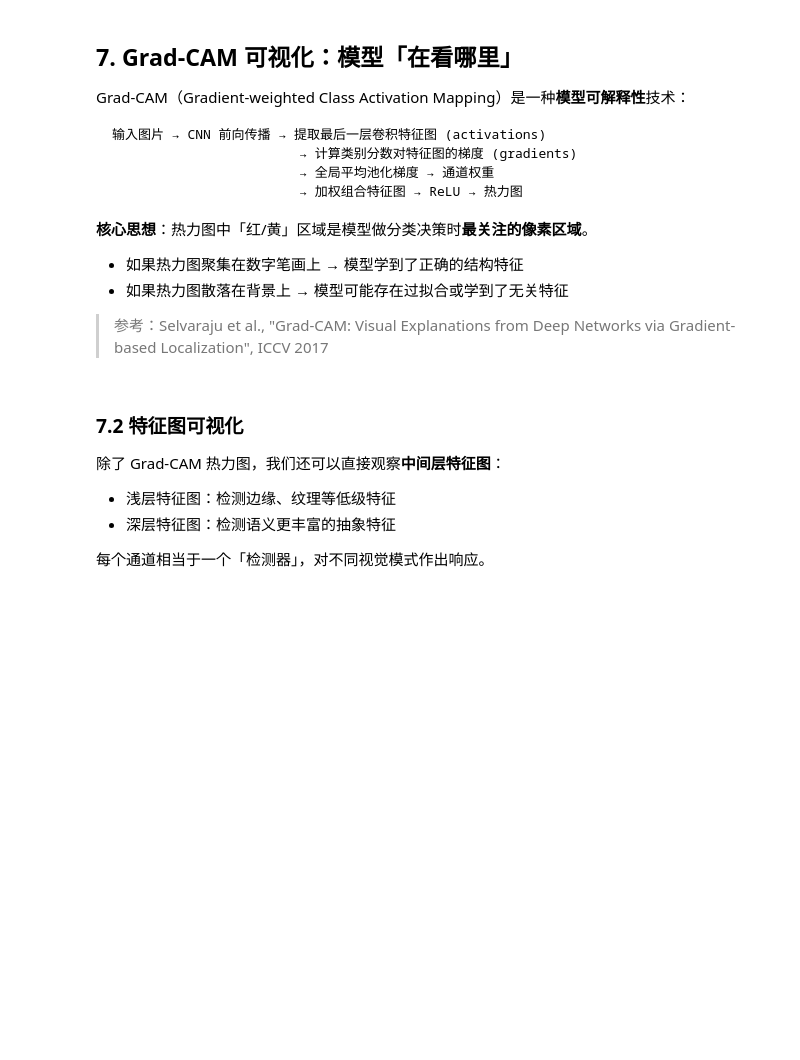
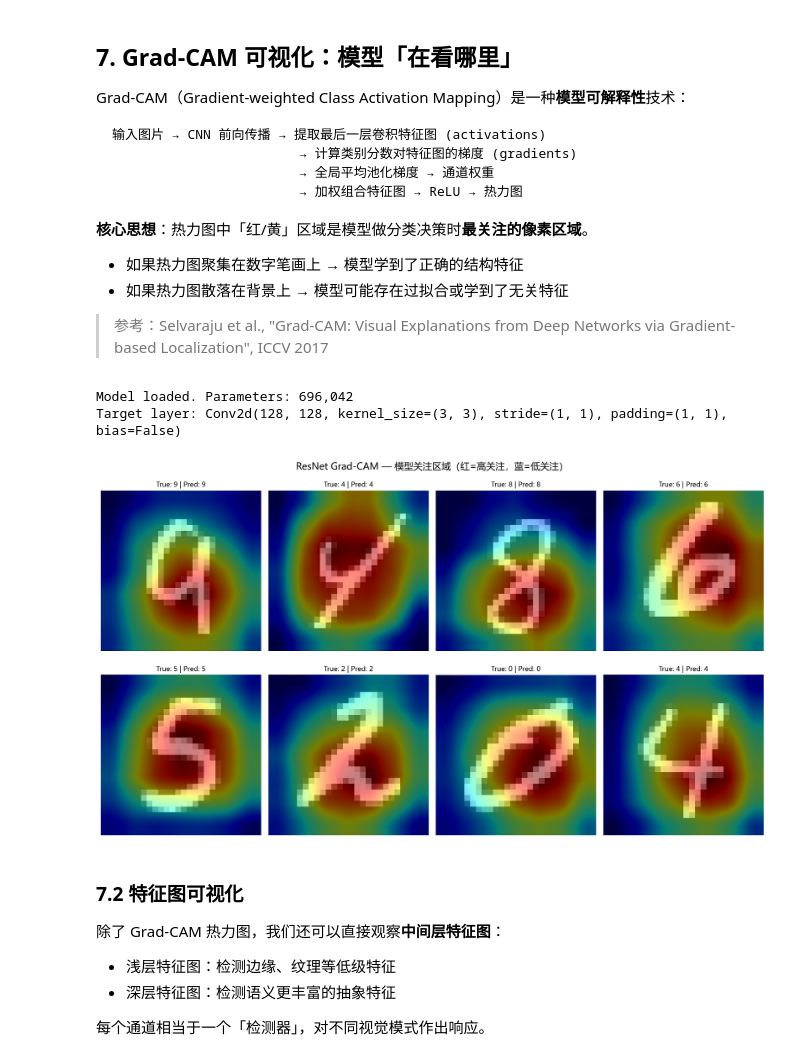
Before and after one commit to yuanhYang/mnist-arch-zoo, a Jupyter notebook: notebooks/06_resnet_mnist.ipynb, the cells around one changed output. Cells and saved outputs as stored; diff of their text form; code cells hidden in the pictures; blank space fills up the shorter version.

```diff
--- a/notebooks/06_resnet_mnist.ipynb
+++ b/notebooks/06_resnet_mnist.ipynb
@@ -542,39 +558,43 @@ import matplotlib.pyplot as plt
 import torch
 
 # 重新实例化模型并加载训练好的权重
-model = ResNet(in_channels=1, num_classes=10).to(device)
+model = ResNet(BasicBlock, num_blocks=[2, 2, 2], num_classes=10).to(device)
 model.load_state_dict(torch.load('../models/resnet/best.pth', map_location=device))
 model.eval()
 print(f'Model loaded. Parameters: {sum(p.numel() for p in model.parameters()):,}')
 
 # 获取 Grad-CAM 目标层（layer3 最后一个 BasicBlock 的 conv2）
 target_layer = get_resnet_target_layer(model)
 print(f'Target layer: {target_layer}')
 
 # 创建 GradCAM 实例
 gradcam = GradCAM(model, target_layer)
 
 # 选择 8 张测试图片，计算 Grad-CAM
 num_samples = 8
 X_test_img = torch.tensor(X_test.reshape(-1, 1, 28, 28)).float() / 255.0
 indices = torch.randperm(len(X_test_img))[:num_samples]
 
 images, heatmaps, labels_true, labels_pred = [], [], [], []
 for idx in indices:
     img_tensor = X_test_img[idx].to(device)
     heatmap, pred = gradcam(img_tensor, target_class=y_test[idx])
     images.append(tensor_to_img(img_tensor.cpu()))
     heatmaps.append(heatmap)
     labels_true.append(y_test[idx])
     labels_pred.append(pred)
 
 gradcam.remove_hooks()
 
 # 可视化多张 Grad-CAM 热力图
 fig = plot_multi_gradcam(images, heatmaps, labels=labels_true, preds=labels_pred,
                          ncols=4, figsize=(14, 8))
 fig.suptitle('ResNet Grad-CAM — 模型关注区域（红=高关注，蓝=低关注）', fontsize=14, y=1.02)
 plt.show()
+# %% [output]
+Model loaded. Parameters: 696,042
+Target layer: Conv2d(128, 128, kernel_size=(3, 3), stride=(1, 1), padding=(1, 1), bias=False)
+[figure, added]
 # %% [markdown]
 ### 7.2 特征图可视化
 
```
Also changed, not shown: parts of 3 cells of this notebook, 4 other files.
